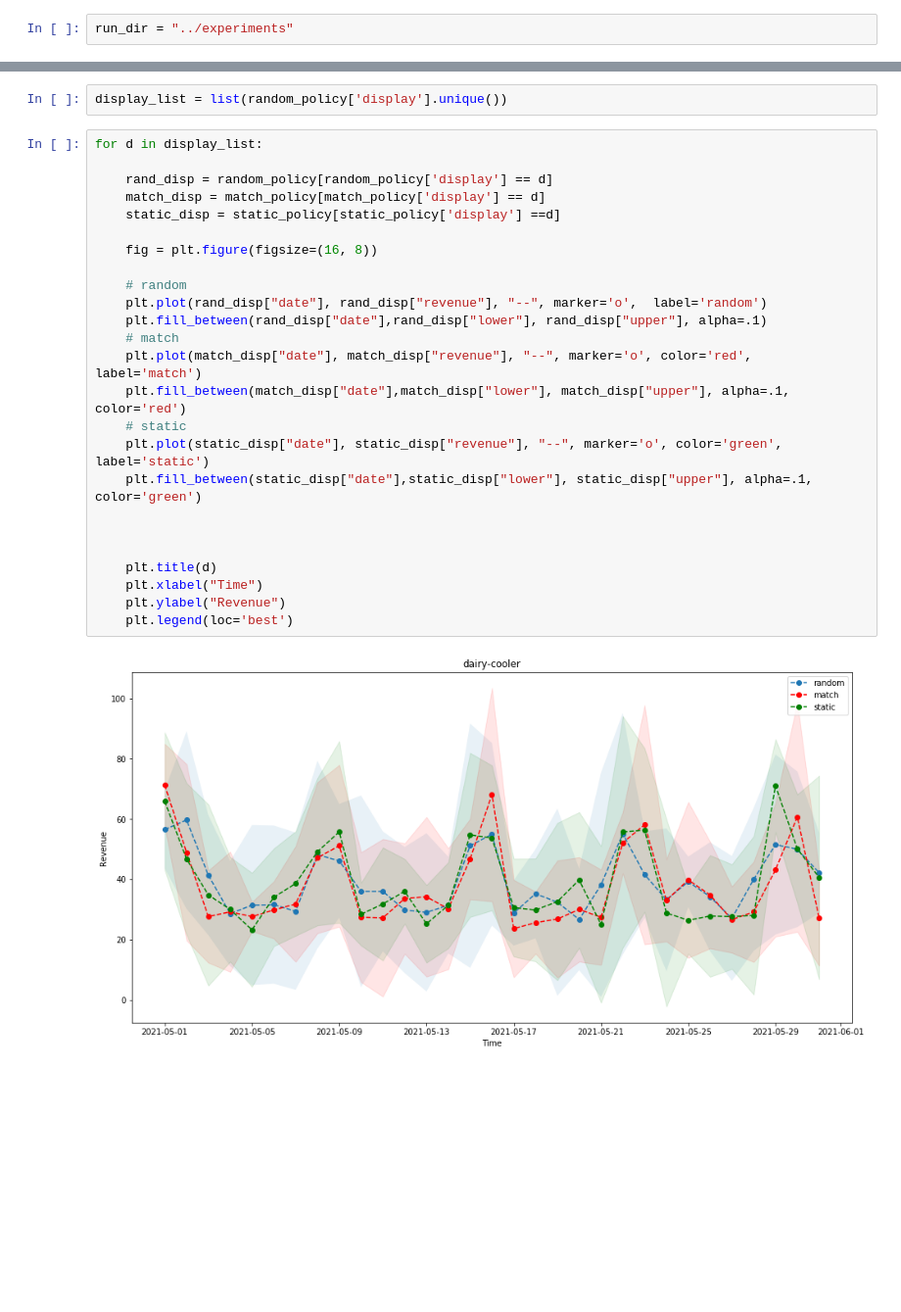
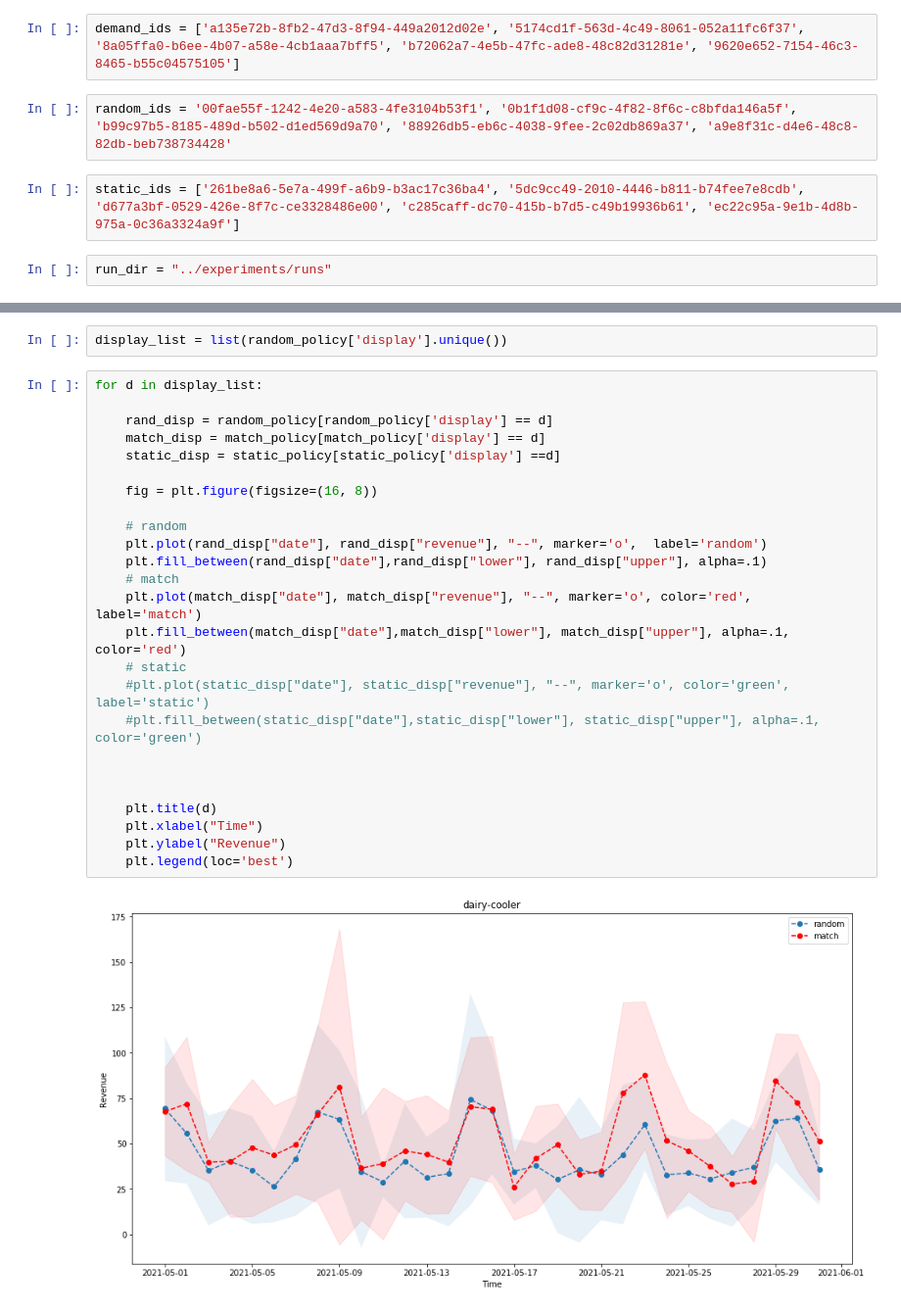
Before and after one commit to porterjenkins/demand-simulation, a Jupyter notebook: eda/comparisons.ipynb, the cells around one changed output, grey strips where cells are left out. Shown: that part at 98% size. Drawn from its saved outputs; the diff is of its cells as text; blank space fills up the shorter version.

```diff
--- a/eda/comparisons.ipynb
+++ b/eda/comparisons.ipynb
@@ -19,5 +7,11 @@ static_ids = ['d383d6cf-549d-42e6-976a-addddc91333d', '6965b6db-870e-4326-abd6-c
+# %%
+demand_ids = ['a135e72b-8fb2-47d3-8f94-449a2012d02e', '5174cd1f-563d-4c49-8061-052a11fc6f37', '8a05ffa0-b6ee-4b07-a58e-4cb1aaa7bff5', 'b72062a7-4e5b-47fc-ade8-48c82d31281e', '9620e652-7154-46c3-8465-b55c04575105']
+# %%
+random_ids = '00fae55f-1242-4e20-a583-4fe3104b53f1', '0b1f1d08-cf9c-4f82-8f6c-c8bfda146a5f', 'b99c97b5-8185-489d-b502-d1ed569d9a70', '88926db5-eb6c-4038-9fee-2c02db869a37', 'a9e8f31c-d4e6-48c8-82db-beb738734428'
+# %%
+static_ids = ['261be8a6-5e7a-499f-a6b9-b3ac17c36ba4', '5dc9cc49-2010-4446-b811-b74fee7e8cdb', 'd677a3bf-0529-426e-8f7c-ce3328486e00', 'c285caff-dc70-415b-b7d5-c49b19936b61', 'ec22c95a-9e1b-4d8b-975a-0c36a3324a9f']
 # %%
-run_dir = "../experiments"
+run_dir = "../experiments/runs"
 # %%
 def get_trajectories(sim_ids):
     trajectories = []
@@ -66,27 +44,27 @@ display_list = list(random_policy['display'].unique())
 # %%
 for d in display_list:
 
     rand_disp = random_policy[random_policy['display'] == d]
     match_disp = match_policy[match_policy['display'] == d]
     static_disp = static_policy[static_policy['display'] ==d]
 
     fig = plt.figure(figsize=(16, 8))
 
     # random
     plt.plot(rand_disp["date"], rand_disp["revenue"], "--", marker='o',  label='random')
     plt.fill_between(rand_disp["date"],rand_disp["lower"], rand_disp["upper"], alpha=.1)
     # match
     plt.plot(match_disp["date"], match_disp["revenue"], "--", marker='o', color='red',  label='match')
     plt.fill_between(match_disp["date"],match_disp["lower"], match_disp["upper"], alpha=.1, color='red')
     # static
-    plt.plot(static_disp["date"], static_disp["revenue"], "--", marker='o', color='green',  label='static')
-    plt.fill_between(static_disp["date"],static_disp["lower"], static_disp["upper"], alpha=.1, color='green')
+    #plt.plot(static_disp["date"], static_disp["revenue"], "--", marker='o', color='green',  label='static')
+    #plt.fill_between(static_disp["date"],static_disp["lower"], static_disp["upper"], alpha=.1, color='green')
 
 
 
     plt.title(d)
     plt.xlabel("Time")
     plt.ylabel("Revenue")
     plt.legend(loc='best')
 # %% [output]
-[figure, old version]
+[figure, new version]
```
Also changed, not shown: parts of 7 cells of this notebook, 8 other files.
